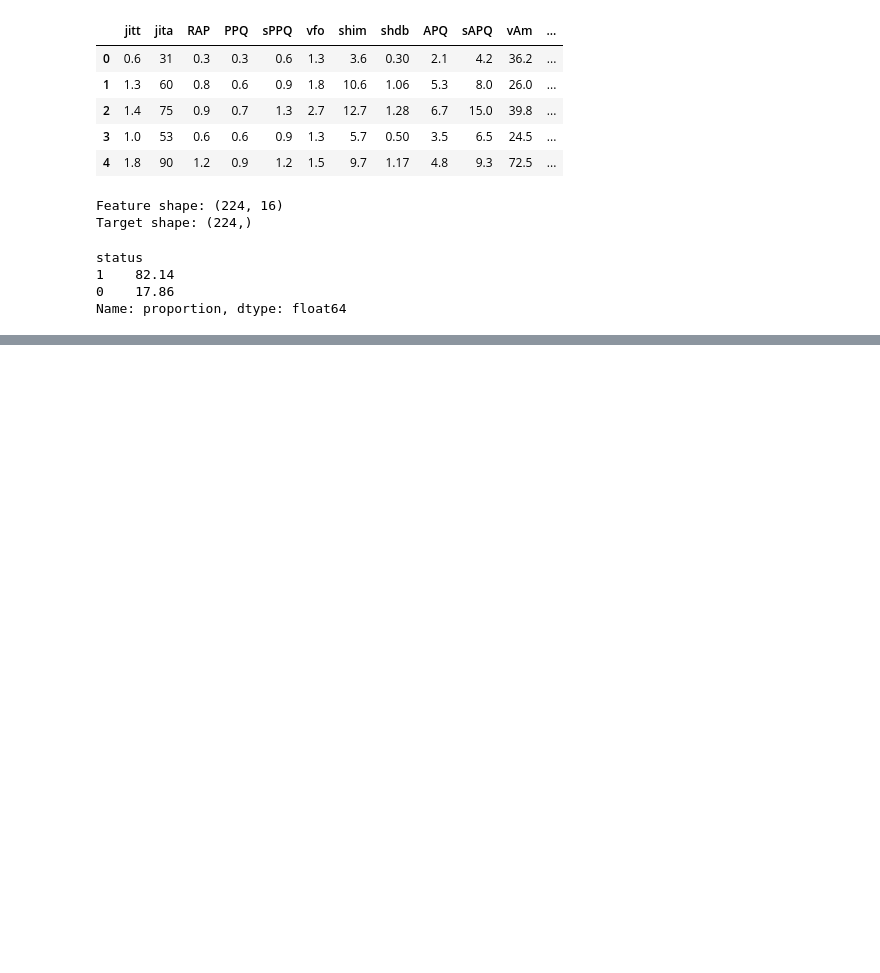
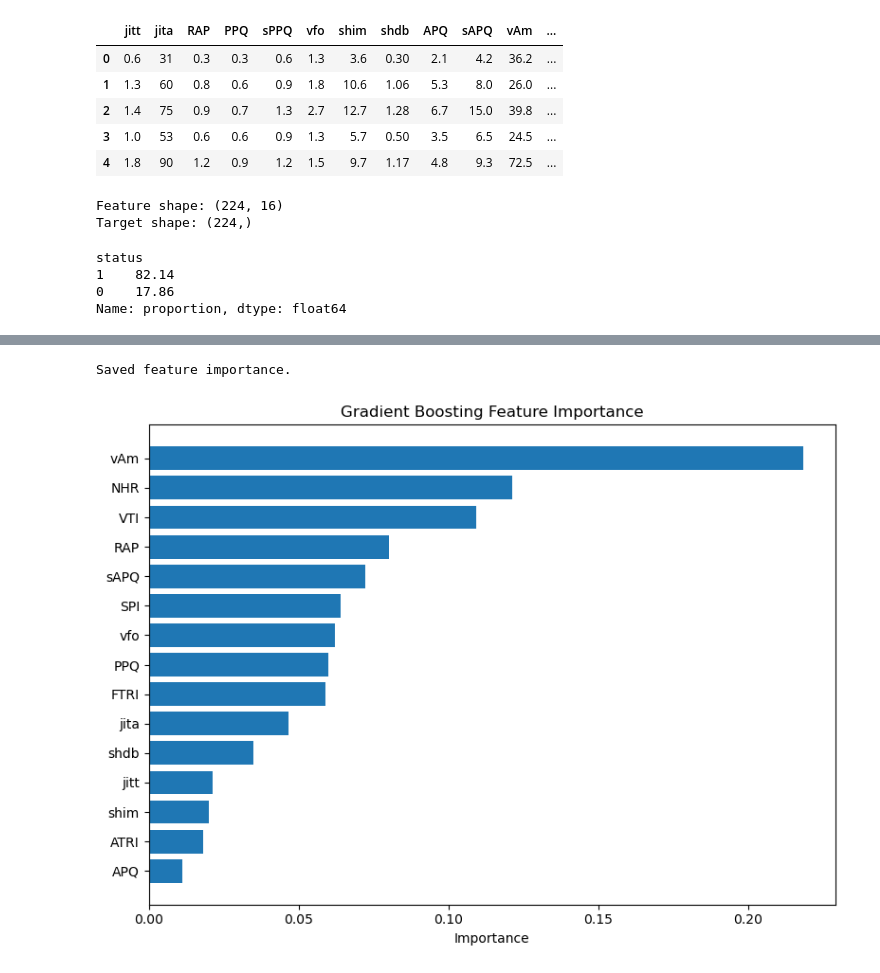
Before and after one commit to dans2303/parkinsons-disease-detection, a Jupyter notebook: notebooks/02_gradient_boosting.ipynb, the cells around one changed output, grey strips where cells are left out. Cells and saved outputs as stored; diff of their text form; code cells hidden in the pictures; blank space fills up the shorter version.

```diff
--- a/notebooks/02_gradient_boosting.ipynb
+++ b/notebooks/02_gradient_boosting.ipynb
@@ -139,0 +193,9 @@ plt.show()
+# %%
+gb_model = gb_pipeline.named_steps["model"]
+
+feature_importance = pd.DataFrame({
+    "feature": X.columns,
+    "importance": gb_model.feature_importances_
+}).sort_values(by="importance", ascending=False)
+
+feature_importance
@@ -139,0 +220,21 @@ plt.show()
+# %%
+feature_importance.to_csv(
+    METRICS_DIR / "gradient_boosting_feature_importance.csv",
+    index=False
+)
+
+print("Saved feature importance.")
+# %% [output]
+Saved feature importance.
+# %%
+top_features = feature_importance.head(15).sort_values(by="importance")
+
+plt.figure(figsize=(8, 6))
+plt.barh(top_features["feature"], top_features["importance"])
+plt.title("Gradient Boosting Feature Importance")
+plt.xlabel("Importance")
+plt.tight_layout()
+plt.savefig(FIGURES_DIR / "gradient_boosting_feature_importance.png", dpi=300)
+plt.show()
+# %% [output]
+[figure, added]
```
Also changed, not shown: parts of 11 cells of this notebook.
